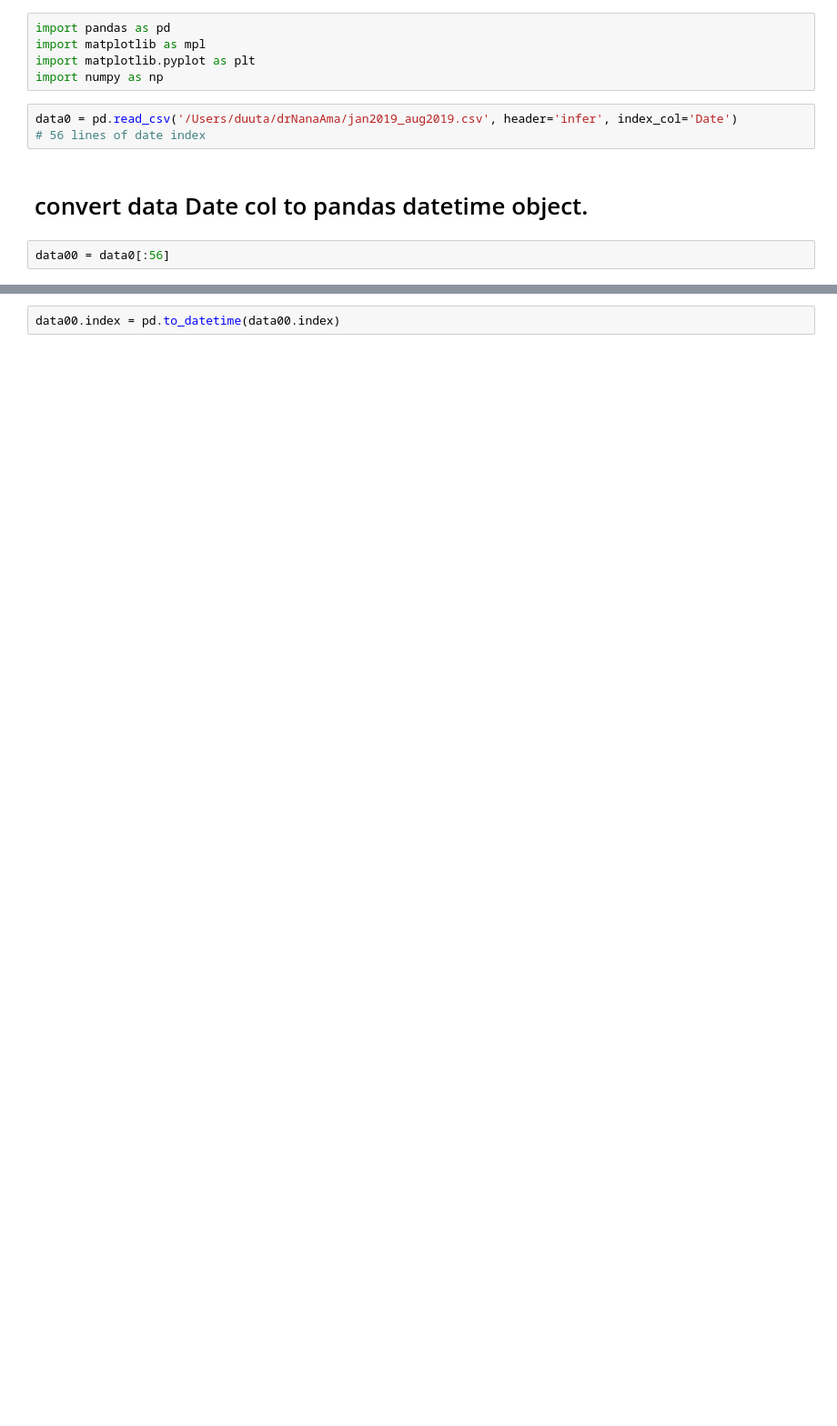
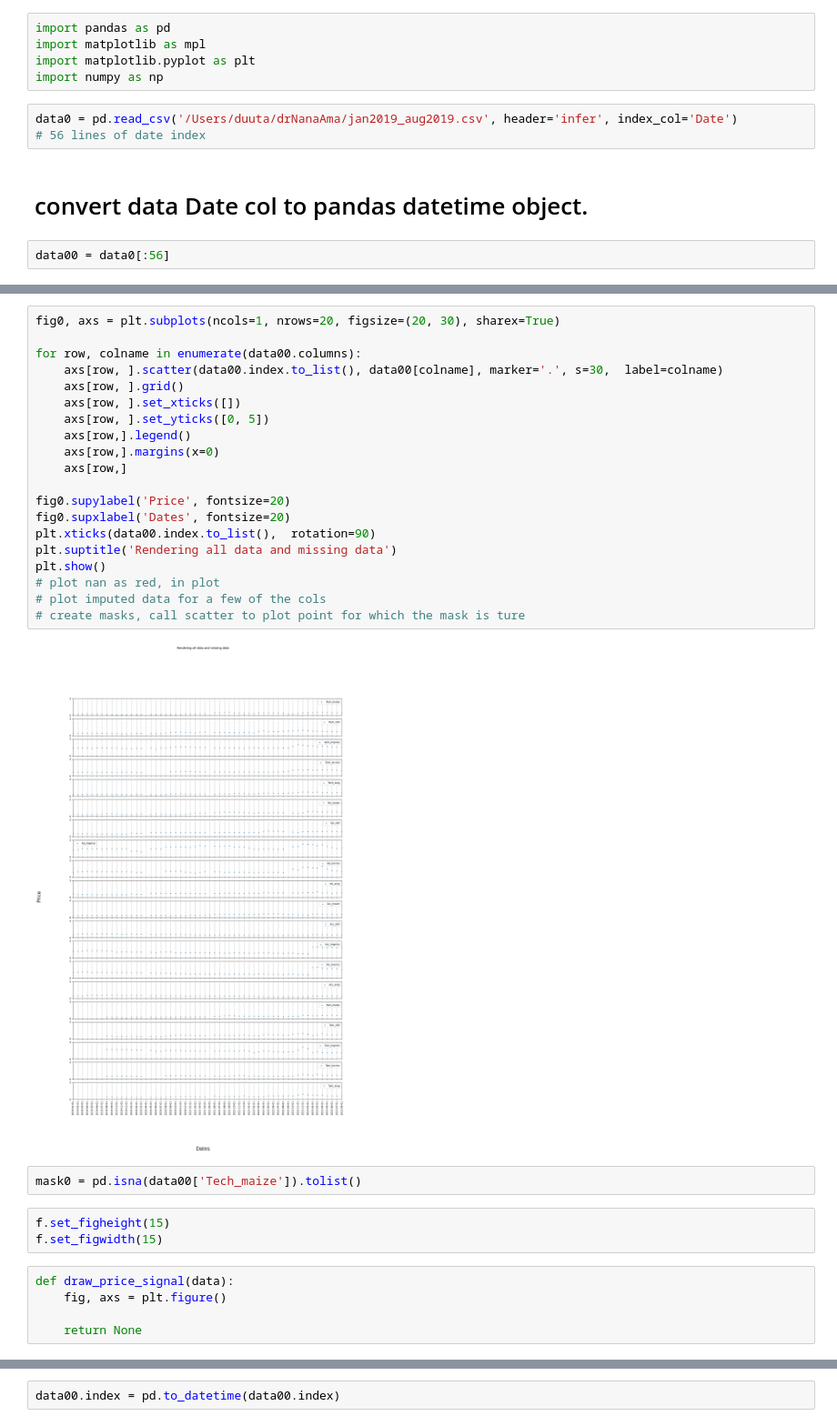
Before and after one commit to duutabib/crispyMissing_data, a Jupyter notebook: drNanaAmma0.ipynb, the cells around one changed output, grey strips where cells are left out. Shown at 91% size. Drawn from its saved outputs; the diff is of its cells as text; blank space fills up the shorter version.

```diff
--- a/drNanaAmma0.ipynb
+++ b/drNanaAmma0.ipynb
@@ -21,0 +65,32 @@ Text(0, 0.5, 'Price of Crop')
+# %%
+fig0, axs = plt.subplots(ncols=1, nrows=20, figsize=(20, 30), sharex=True)
+
+for row, colname in enumerate(data00.columns):
+    axs[row, ].scatter(data00.index.to_list(), data00[colname], marker='.', s=30,  label=colname)
+    axs[row, ].grid()
+    axs[row, ].set_xticks([])
+    axs[row, ].set_yticks([0, 5])
+    axs[row,].legend()
+    axs[row,].margins(x=0)
+    axs[row,]
+
+fig0.supylabel('Price', fontsize=20)
+fig0.supxlabel('Dates', fontsize=20)
+plt.xticks(data00.index.to_list(),  rotation=90)
+plt.suptitle('Rendering all data and missing data')
+plt.show()
+# plot nan as red, in plot
+# plot imputed data for a few of the cols
+# create masks, call scatter to plot point for which the mask is ture
+# %% [output]
+[figure, added]
+# %%
+mask0 = pd.isna(data00['Tech_maize']).tolist()
+# %%
+f.set_figheight(15)
+f.set_figwidth(15)
+# %%
+def draw_price_signal(data):
+    fig, axs = plt.figure()
+
+    return None
```
Also changed, not shown: parts of 11 cells of this notebook.
